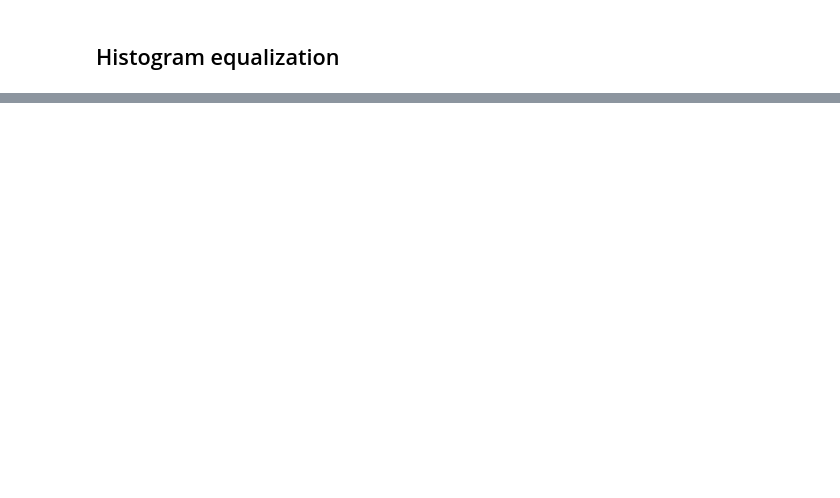
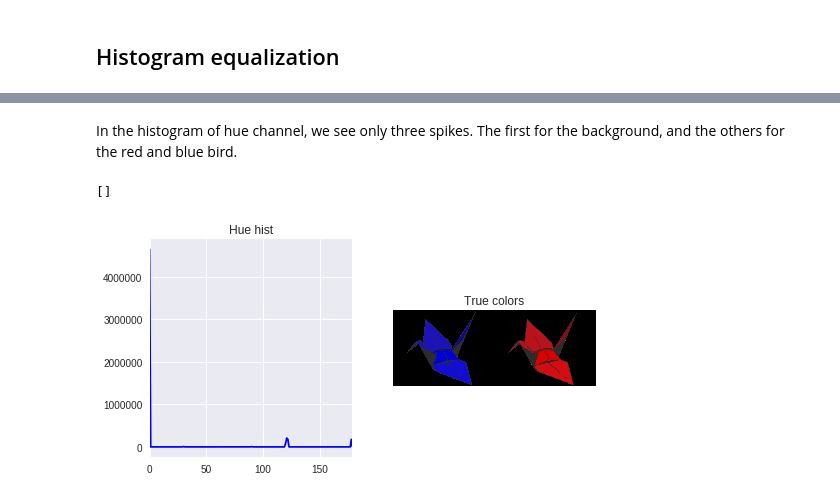
Before and after one commit to JaledMC/Learning-Artificial-Vision, a Jupyter notebook: histograms_HSV_images.ipynb, the cells around one changed output, grey strips where cells are left out. Saved outputs shown, nothing was run; the diff lists cells and outputs as text; code cells hidden in the pictures; blank space fills up the shorter version.

```diff
--- a/histograms_HSV_images.ipynb
+++ b/histograms_HSV_images.ipynb
@@ -129,0 +141,21 @@ for ax in axes:
+# %% [markdown]
+In the histogram of hue channel, we see only three spikes. The first for the background, and the others for the red and blue bird.
+# %%
+# Convert the image to hsv and extract only the hue channel
+hsv = cv2.cvtColor(image, cv2.COLOR_BGR2HSV)
+hue = hsv[:, :, 0]
+
+fig, axes = plt.subplots(1, 2, figsize=(8, 4))
+# Obtain the histogram and store it in a variable. Params: image, channel. mask, BINcount, range
+histr = cv2.calcHist([hue], [0], None, [180], [0, 179])
+axes[0].plot(histr, color = 'b') # we can select the graph color
+axes[0].set_title('Hue hist')
+axes[0].axis(xmin=0, xmax=179)
+
+axes[1].imshow(image)
+axes[1].set_title('True colors');
+axes[1].set_xticks([])
+axes[1].set_yticks([])
+# %% [output]
+[]
+[figure, added]
```
Also changed, not shown: parts of 18 cells of this notebook.
